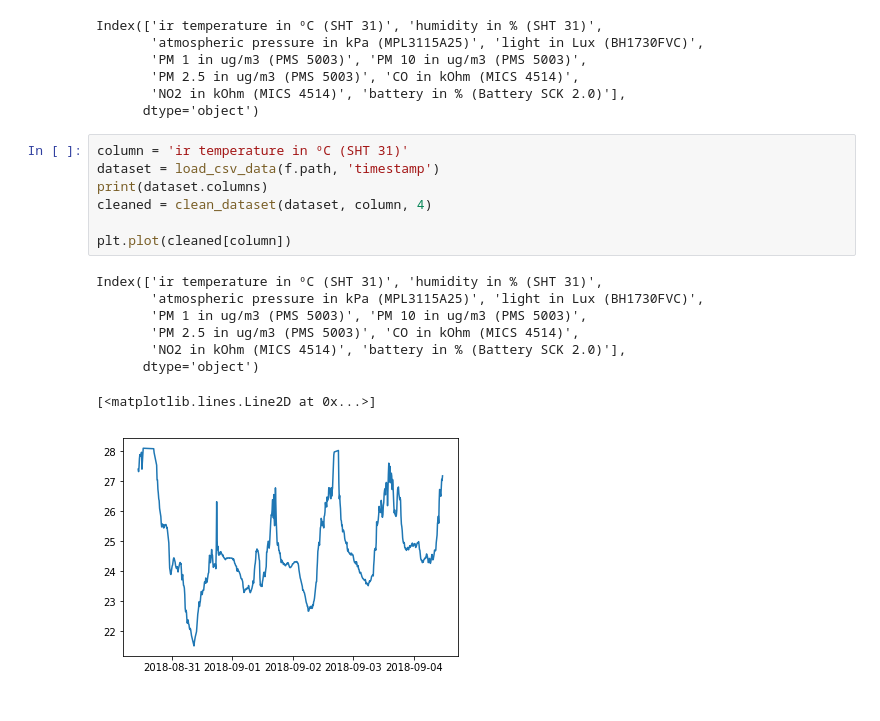
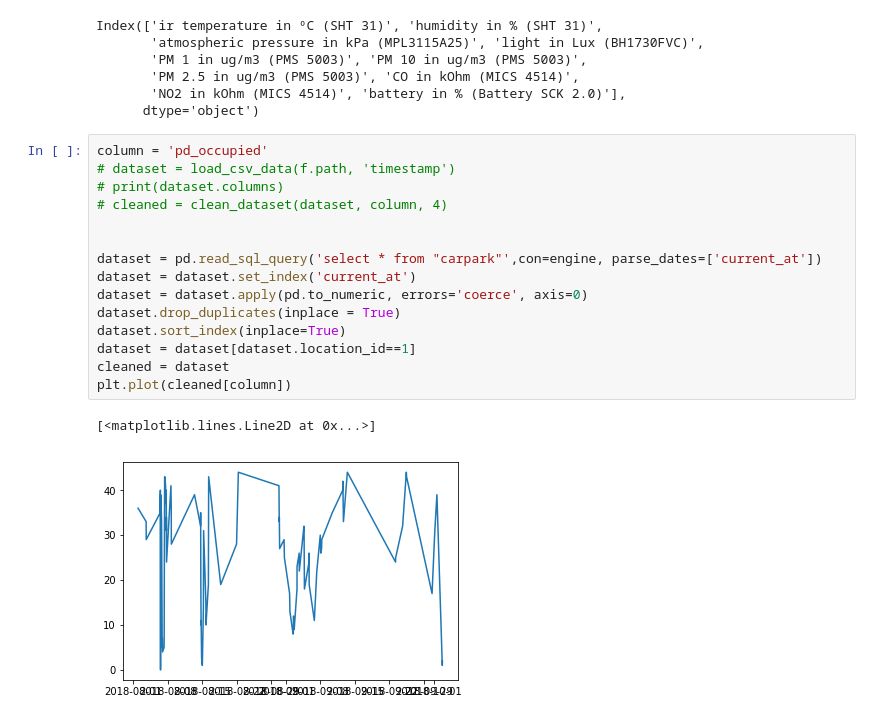
Before and after one commit to ConnectedPlacesCatapult/SharingCitiesDashboard, a Jupyter notebook: Analytics/notebooks/sharing-cities-predictions.ipynb, the cells around one changed output. Cells and saved outputs as stored; diff of their text form.

```diff
--- a/Analytics/notebooks/sharing-cities-predictions.ipynb
+++ b/Analytics/notebooks/sharing-cities-predictions.ipynb
@@ -338,22 +480,24 @@ Index(['ir temperature in ºC (SHT 31)', 'humidity in % (SHT 31)',
        'PM 2.5 in ug/m3 (PMS 5003)', 'CO in kOhm (MICS 4514)',
        'NO2 in kOhm (MICS 4514)', 'battery in % (Battery SCK 2.0)'],
       dtype='object')
-# %%
-column = 'ir temperature in ºC (SHT 31)'
-dataset = load_csv_data(f.path, 'timestamp')
-print(dataset.columns)
-cleaned = clean_dataset(dataset, column, 4)
-
-plt.plot(cleaned[column])
-# %% [output]
-Index(['ir temperature in ºC (SHT 31)', 'humidity in % (SHT 31)',
-       'atmospheric pressure in kPa (MPL3115A25)', 'light in Lux (BH1730FVC)',
-       'PM 1 in ug/m3 (PMS 5003)', 'PM 10 in ug/m3 (PMS 5003)',
-       'PM 2.5 in ug/m3 (PMS 5003)', 'CO in kOhm (MICS 4514)',
-       'NO2 in kOhm (MICS 4514)', 'battery in % (Battery SCK 2.0)'],
-      dtype='object')
-[<matplotlib.lines.Line2D at 0x...>]
-[figure, removed]
+# %%
+column = 'pd_occupied'
+# dataset = load_csv_data(f.path, 'timestamp')
+# print(dataset.columns)
+# cleaned = clean_dataset(dataset, column, 4)
+
+
+dataset = pd.read_sql_query('select * from "carpark"',con=engine, parse_dates=['current_at'])
+dataset = dataset.set_index('current_at')
+dataset = dataset.apply(pd.to_numeric, errors='coerce', axis=0)
+dataset.drop_duplicates(inplace = True)
+dataset.sort_index(inplace=True)
+dataset = dataset[dataset.location_id==1]
+cleaned = dataset
+plt.plot(cleaned[column])
+# %% [output]
+[<matplotlib.lines.Line2D at 0x...>]
+[figure, added]
 # %%
 %%time
 
```
Also changed, not shown: parts of 15 cells of this notebook.
